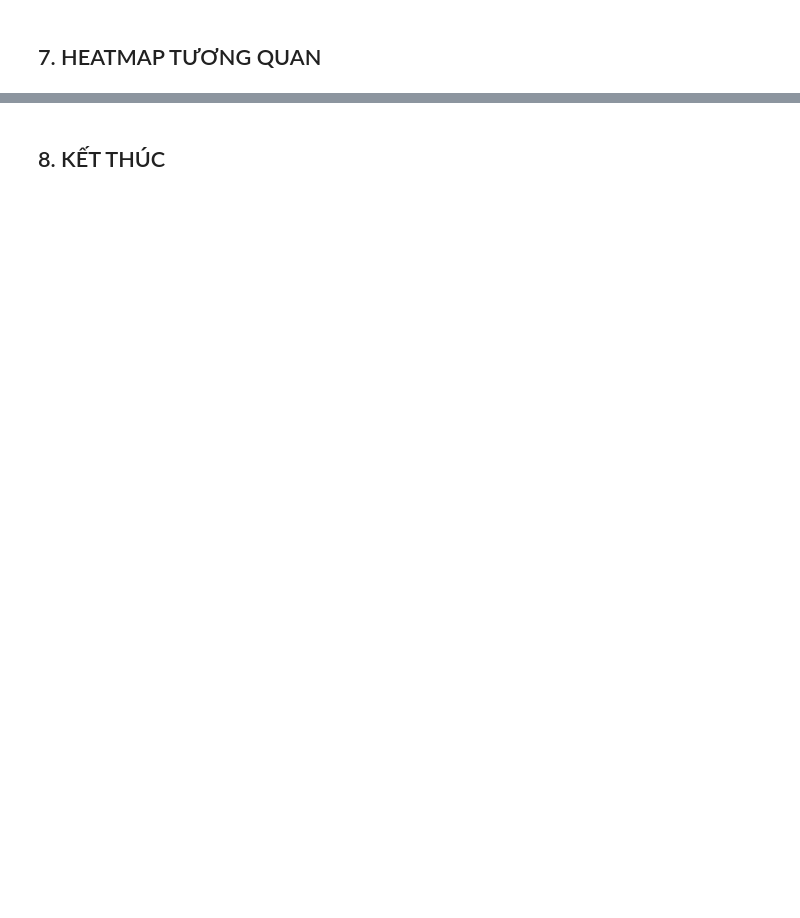
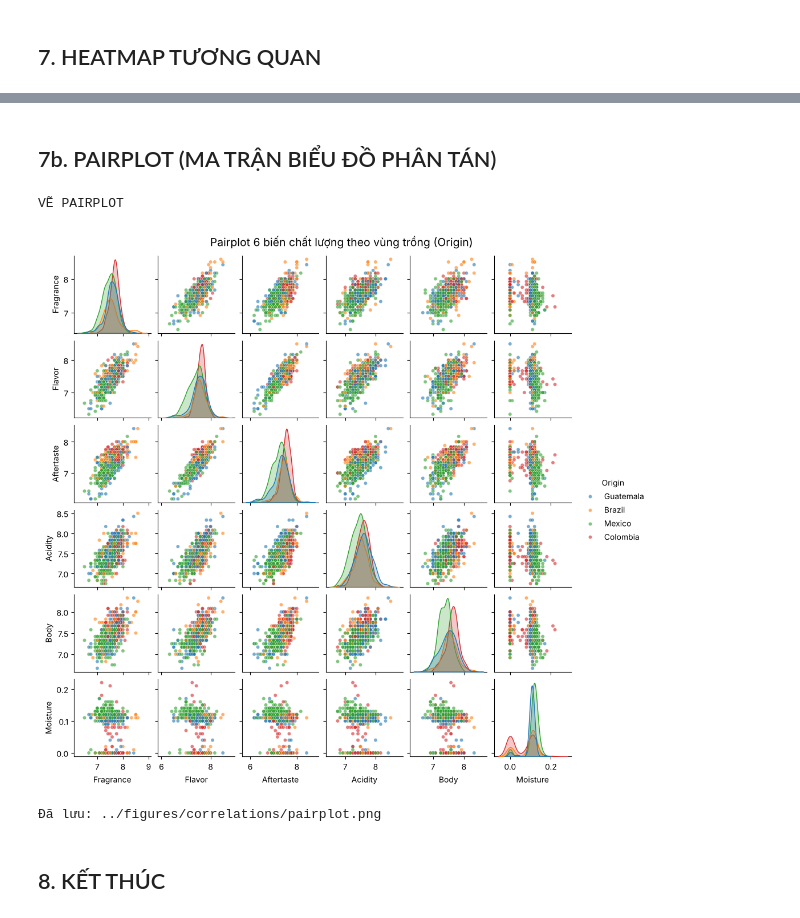
Before and after one commit to ChisSize/Nhom_09_Detai12_PTTKNC, a Jupyter notebook: src/04_visualization.ipynb, the cells around one changed output, grey strips where cells are left out. Drawn from its saved outputs; the diff is of its cells as text; code cells hidden in the pictures; blank space fills up the shorter version.

Commit message:
Thêm pairplot vào notebook 04

```diff
--- a/src/04_visualization.ipynb
+++ b/src/04_visualization.ipynb
@@ -323,3 +323,37 @@ Moisture    -0.178464 -0.172400   -0.232141 -0.158005 -0.238771  1.000000
+# %% [markdown]
+## 7b. PAIRPLOT (MA TRẬN BIỂU ĐỒ PHÂN TÁN)
+# %%
+# ============================================================
+# Mục đích:
+# Quan sát đồng thời quan hệ giữa từng cặp biến và
+# mức độ tách/chồng lấp của 4 vùng trồng (Origin) trên mỗi cặp.
+# Đường chéo: phân bố (KDE) của từng biến theo Origin.
+# ============================================================
+print("VẼ PAIRPLOT")
+
+pair_grid = sns.pairplot(
+    df,
+    vars=dependent_vars,
+    hue=group_var,
+    diag_kind="kde",
+    plot_kws={"alpha": 0.6, "s": 20},
+    height=1.6
+)
+pair_grid.figure.suptitle(
+    "Pairplot 6 biến chất lượng theo vùng trồng (Origin)",
+    y=1.02,
+    fontsize=14
+)
+
+pair_path = Path("..") / "figures" / "correlations" / "pairplot.png"
+pair_path.parent.mkdir(parents=True, exist_ok=True)
+pair_grid.savefig(pair_path, dpi=150, bbox_inches="tight")
+plt.show()
+print(f"Đã lưu: {pair_path}")
+# %% [output]
+VẼ PAIRPLOT
+[figure, added]
+Đã lưu: ../figures/correlations/pairplot.png
 # %% [markdown]
 ## 8. KẾT THÚC
 # %%
```
Also changed, not shown: parts of 5 cells of this notebook.
